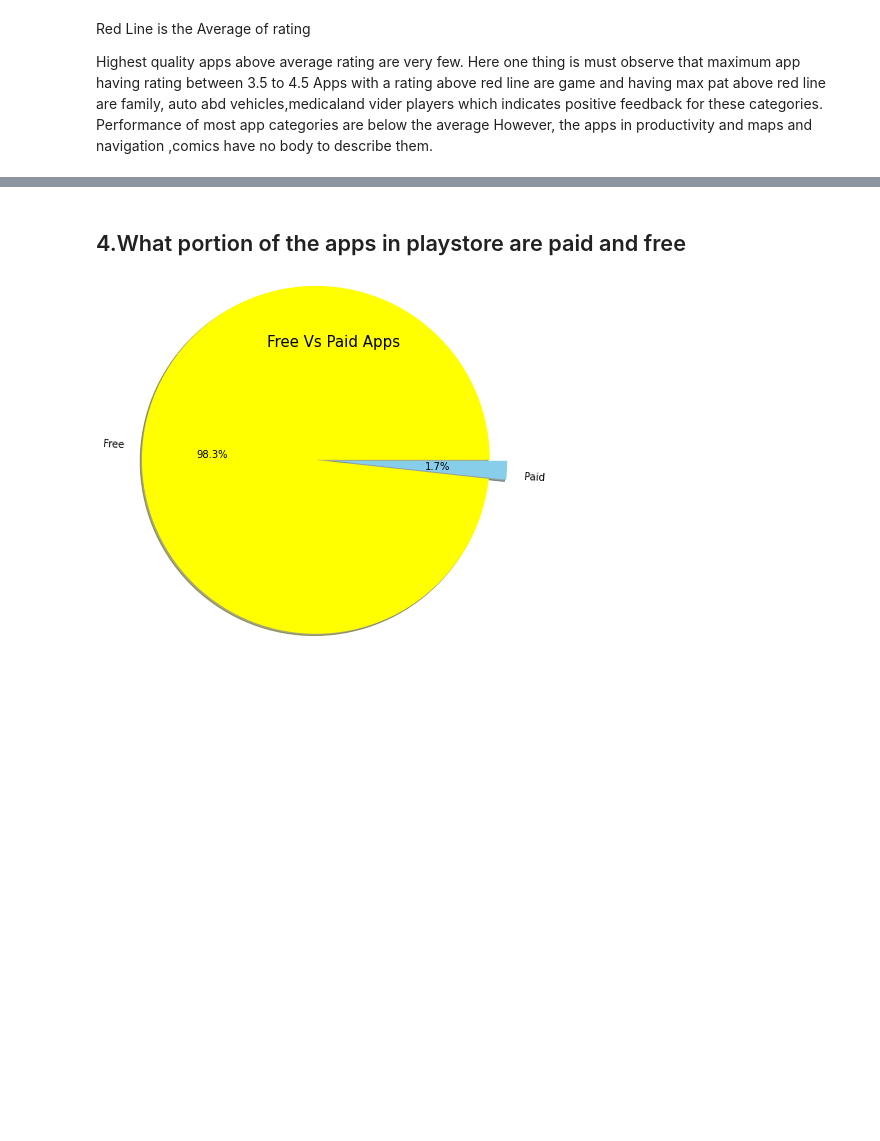
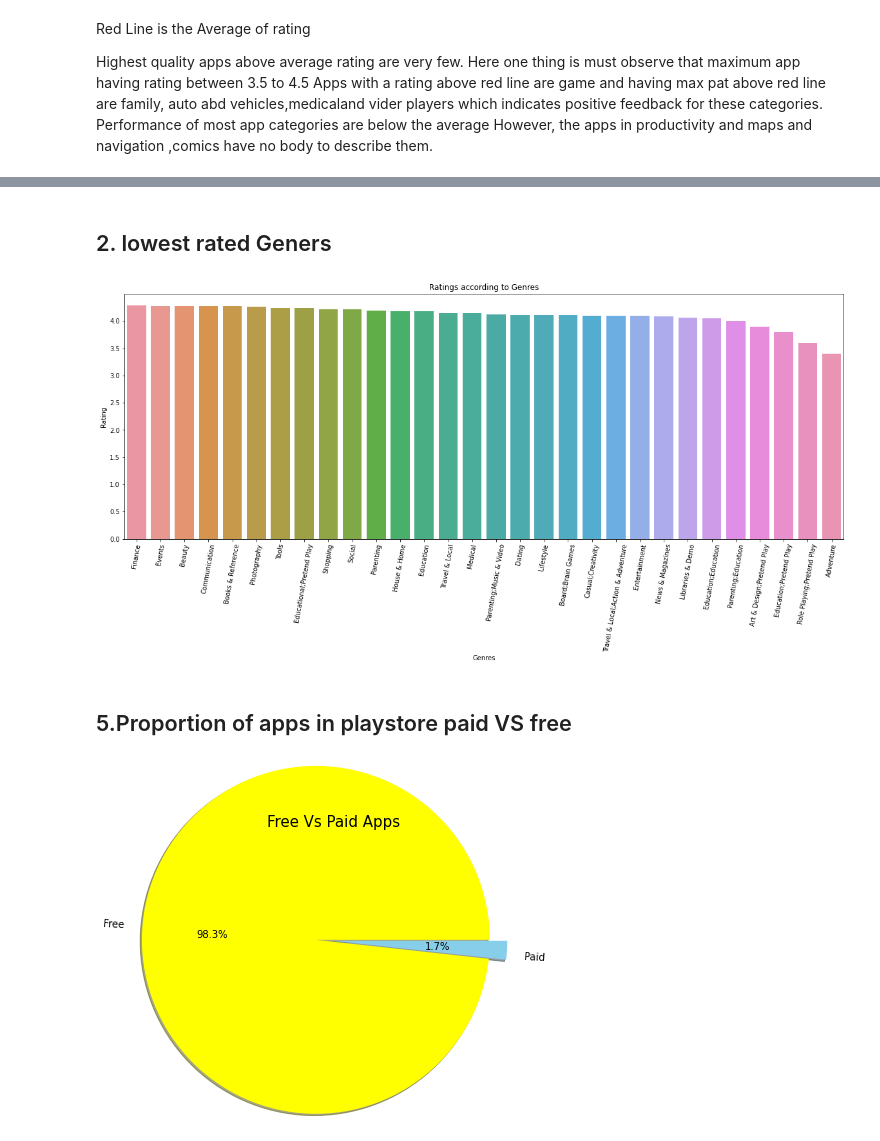
Before and after one commit to PatilTruptiU/EDA-PROJECT---Play-store-Analysis-, a Jupyter notebook: play_store_data_and_user_reviews_analysis_EDA_.ipynb, the cells around one changed output, grey strips where cells are left out. Saved outputs shown, nothing was run; the diff lists cells and outputs as text; code cells hidden in the pictures; blank space fills up the shorter version.

```diff
--- a/play_store_data_and_user_reviews_analysis_EDA_.ipynb
+++ b/play_store_data_and_user_reviews_analysis_EDA_.ipynb
@@ -702,5 +748,17 @@ However, the apps in productivity and maps and navigation ,comics have no body t
+# %% [markdown]
+## 2. lowest rated Geners
+# %%
+plt.figure(figsize=(20,7))
+plt.xticks(rotation=80)
+plt.xlabel("Genres")
+plt.ylabel("Rating")
+plt.title("Ratings according to Genres")
+sns.barplot(lowest_rated_genres.Genres, lowest_rated_genres.Rating)
+plt.show()
+# %% [output]
+[figure, added]
 # %% [markdown]
-## 4.What portion of the apps in playstore are paid and free
+## 5.Proportion of apps in playstore paid VS free
 # %%
 
 labels = df['Type'].value_counts(sort = True).index
```
Also changed, not shown: parts of 47 cells of this notebook.
